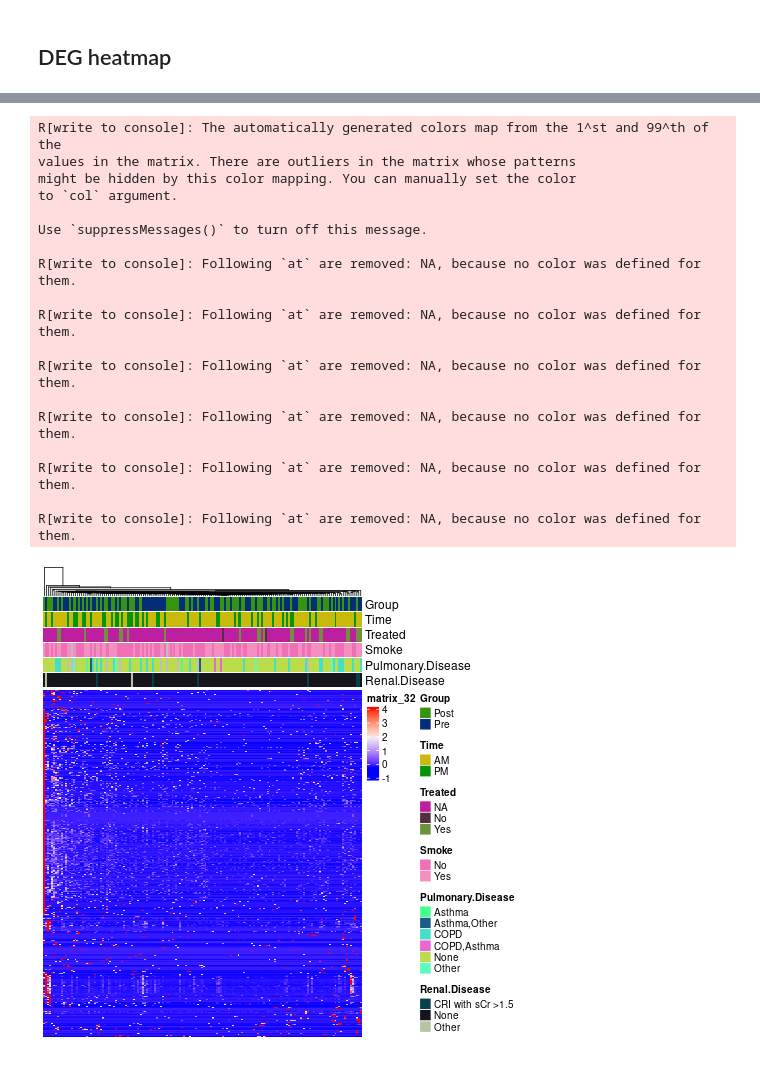
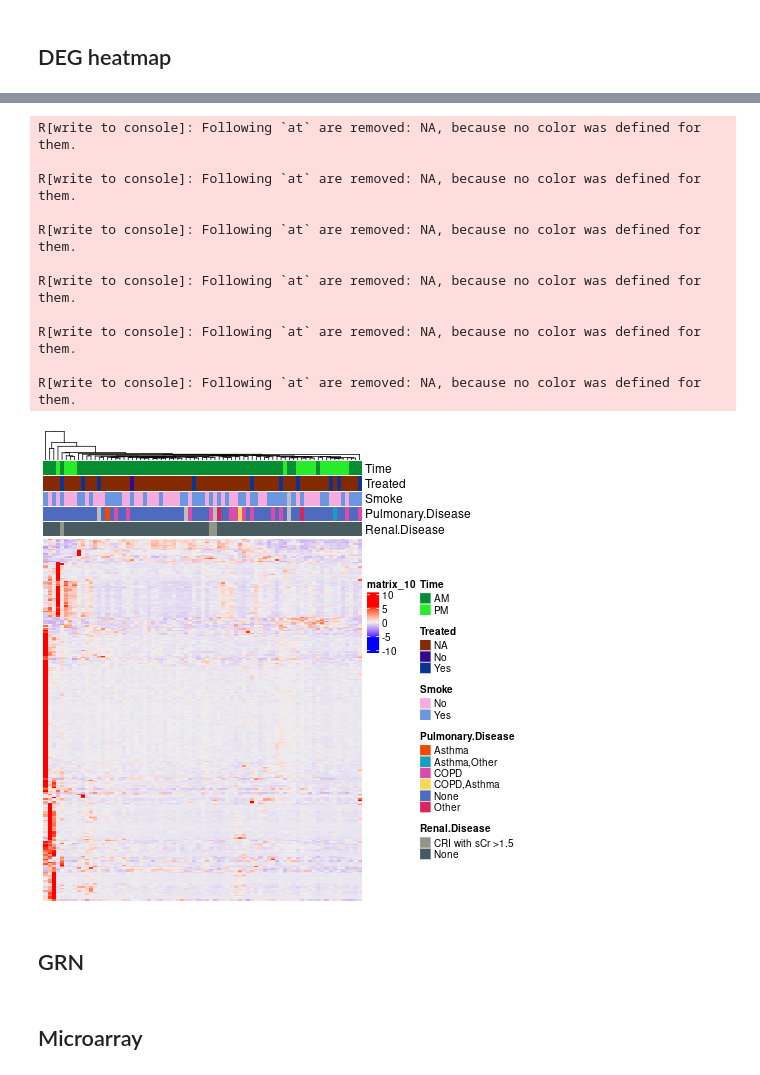
Before and after one commit to wkdeng/AMI, a Jupyter notebook: sample_clean_md5.ipynb, the cells around one changed output, grey strips where cells are left out. Cells and saved outputs as stored; diff of their text form; code cells hidden in the pictures.

```diff
--- a/sample_clean_md5.ipynb
+++ b/sample_clean_md5.ipynb
@@ -420,7 +409,9 @@ R[write to console]: The following objects are masked from ‘package:matrixStat
 ## AM v.s. PM
 # %%
 %%R
+### Exclude samples poorly clustered, including 61V_post, 70V_post, 93V_post, 73V_post, 104V_post
 sample_info<-read.table('data/sample_info/to_diff.txt',sep='\t',header=T)
+sample_info<-sample_info[!sample_info$Sample %in% c('61V_post', '70V_post', '93V_post', '73V_post', '104V_post'),]#,'135V_post','95V_post','84V_post','48V_post'),]
 sample_info$Cate<-paste(sample_info$Time,sample_info$Group,sep='_')
 sample_info[sample_info$Treated=='','Treated']<-'NA'
 sample_info$Patient<-apply(sample_info,1,function(x) strsplit(x[1],'_')[[1]][1])
@@ -431,11 +422,13 @@ sample_info[c('Quality', 'GC', 'Read_length')]<-quality[sample_info$Sample,c('Qu
 
 kal_dirs <- file.path("data/kallisto", sample_info$Sample,'/abundance.h5')
 t2g<-read.table('data/sample_info/t2g.txt',sep='\t',header=T)
-protein_coding<-t2g[t2g$TYPE=='protein_coding','GENENAME']
+protein_coding<-t2g[t2g$TYPE=='protein_coding','GENEID']
 g2n<-t2g[,c('GENEID','GENENAME')]
 g2n<-g2n[!duplicated(g2n$GENEID),]
+rownames(g2n)<-g2n$GENEID
+g2n[duplicated(g2n$GENENAME),'GENENAME']<-rownames(g2n[duplicated(g2n$GENENAME),])
+
 t2g<-t2g[,c('TXNAME','GENEID')]
-rownames(g2n)<-g2n$GENEID
 
 txi <- tximport(kal_dirs, type = "kallisto", tx2gene = t2g)
 colnames(txi$counts)<-sample_info$Sample
@@ -1041,6 +1123,8 @@ print(p6)
 # %%
 %%R
 sample_info<-read.table('data/sample_info/to_diff.txt',sep='\t',header=T)
+sample_info<-sample_info[!sample_info$Sample %in% c('61V_post', '70V_post', '93V_post', '73V_post', '104V_post'),]#,'135V_post','95V_post','84V_post','48V_post'),]
+
 sample_info$Cate<-paste(sample_info$Time,sample_info$Group,sep='_')
 sample_info[sample_info$Treated=='','Treated']<-'NA'
 sample_info$Patient<-apply(sample_info,1,function(x) strsplit(x[1],'_')[[1]][1])
@@ -1048,7 +1132,8 @@ sample_info$Patient<-apply(sample_info,1,function(x) strsplit(x[1],'_')[[1]][1])
 quality<-read.table('data/sample_info/quality.txt',sep='\t',header=T)
 rownames(quality)<-quality$Sample
 sample_info[c('Quality', 'GC', 'Read_length')]<-quality[sample_info$Sample,c('Quality', 'GC', 'Read_length')]
-
+sample_info<-sample_info[sample_info$Group=='Post',]
+rownames(sample_info)<-sample_info$Sample
 
 kal_dirs <- file.path("data/kallisto", sample_info$Sample,'/abundance.h5')
 
@@ -1059,5 +1144,5 @@ g2n<-g2n[!duplicated(g2n$GENEID),]
 t2g<-t2g[,c('TXNAME','GENEID')]
 rownames(g2n)<-g2n$GENEID
 
-# txi <- tximport(kal_dirs, type = "kallisto", tx2gene = t2g)
+txi <- tximport(kal_dirs, type = "kallisto", tx2gene = t2g)
 colnames(txi$abundance)<-sample_info$Sample
@@ -1064,3 +1167,14 @@ colnames(txi$abundance)<-sample_info$Sample
+# %%
+%%R
+library(RUVSeq)
+library(tidyverse)
+res <- results(dds,contrast=c('Cate','AM_Post','PM_Post'))
+res<-res[res$baseMean>10,]
+res<-res[rownames(res) %in% protein_coding,]
+res<-as.data.frame(res)
+res<-res[rev(order(res$pvalue)),]
+res<-drop_na(res)
+empirical<-rownames(res)[seq(1,10000,1)]
 # %%
 %%R
 library(tidyr)
@@ -1124,7 +1256,0 @@ png
-# %%
-%%R
-sample_info$Cate<-paste(sample_info$Time,sample_info$Group,sep='_')
-
-data.pca <- as.data.frame(princomp(corr_matrix)$scores)
-data.pca$Group<-sample_info$Cate
-ggplot(data.pca, aes(x=Comp.1, y=Comp.2,color=Group)) + geom_point() + theme_Publication()
@@ -1133,34 +1375,29 @@ ggplot(data.pca, aes(x=Comp.1, y=Comp.2,color=Group)) + geom_point() + theme_Pub
 # %%
 %%R
 
 column_ha=HeatmapAnnotation(
-  Group = sample_info$Group,
+  # Group = sample_info$Group,
   Time=sample_info$Time,
   Treated=sample_info$Treated,
   Smoke=sample_info$Smoke,
   Pulmonary.Disease=sample_info$Pulmonary.Disease,
   Renal.Disease=sample_info$Renal.Disease
 )
 
 hm<-Heatmap(zscores,top_annotation = column_ha,cluster_rows=T,cluster_columns=T,show_row_names = F,show_column_names =F,show_row_dend=F,)
 draw(hm)
 # %% [output]
-R[write to console]: The automatically generated colors map from the 1^st and 99^th of the
-values in the matrix. There are outliers in the matrix whose patterns
-might be hidden by this color mapping. You can manually set the color
-to `col` argument.
-
-Use `suppressMessages()` to turn off this message.
-
 R[write to console]: Following `at` are removed: NA, because no color was defined for them.
 
 R[write to console]: Following `at` are removed: NA, because no color was defined for them.
 
 R[write to console]: Following `at` are removed: NA, because no color was defined for them.
 
 R[write to console]: Following `at` are removed: NA, because no color was defined for them.
 
 R[write to console]: Following `at` are removed: NA, because no color was defined for them.
 
 R[write to console]: Following `at` are removed: NA, because no color was defined for them.
-[figure, old version]
+[figure, new version]
+# %% [markdown]
+## GRN
@@ -1166,0 +1507,2 @@ R[write to console]: Following `at` are removed: NA, because no color was define
+# %% [markdown]
+## Microarray
```
Also changed, not shown: parts of 55 cells of this notebook, 1 other file.
